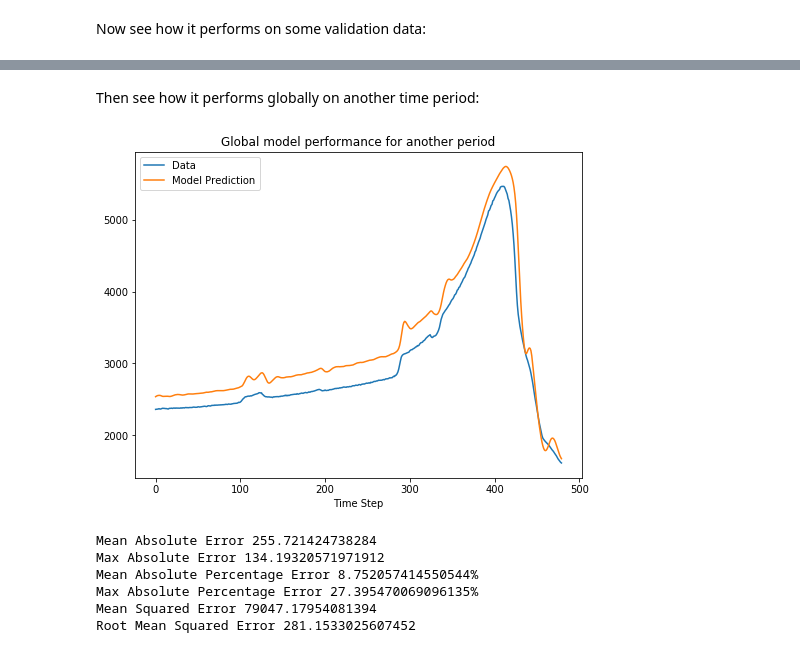
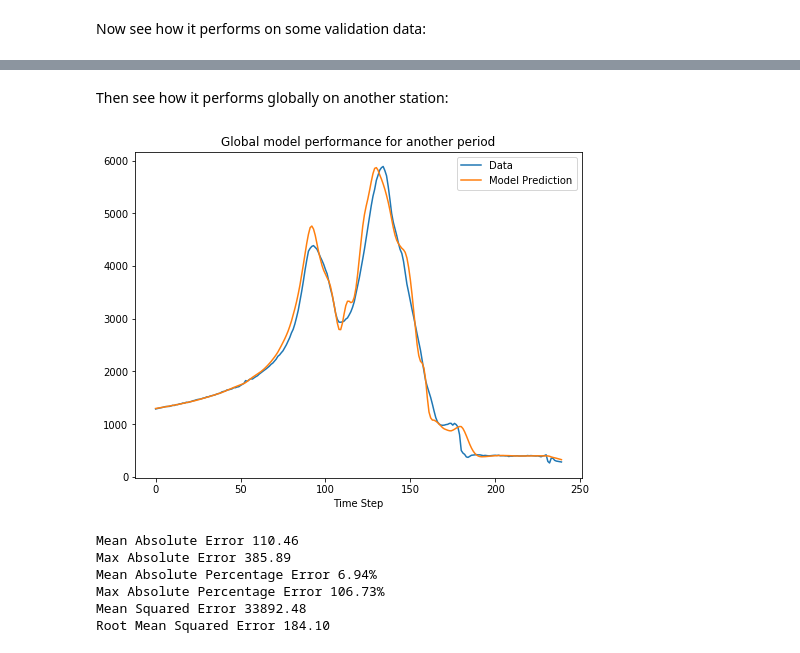
Before and after one commit to kalisio/water-level-forecasting, a Jupyter notebook: hubeau_univariate.ipynb, the cells around one changed output, grey strips where cells are left out. Drawn from its saved outputs; the diff is of its cells as text; code cells hidden in the pictures.

```diff
--- a/hubeau_univariate.ipynb
+++ b/hubeau_univariate.ipynb
@@ -238,0 +274,4 @@ Epoch 10/10
+# %%
+for x, y in validate.take(3):
+  show_single_plot(x[0].numpy(), y[0].numpy(),
+                   future, model.predict(x)[0], 'Simple LSTM model', mean, std)
@@ -239,6 +375,2 @@ Epoch 10/10
 # %% [markdown]
 Now see how it performs on some validation data:
-# %%
-for x, y in validate.take(3):
-  show_single_plot([x[0].numpy(), y[0].numpy(),
-                   model.predict(x)[0]], future, 'Simple LSTM model', mean, std)
@@ -251,17 +376,0 @@ Then see how it performs globally on the flood period:
-# %%
-def predict_single(data, model, start, end):
-    ground_truth = []
-    prediction = []
-    for i in range(start, end):
-        ground_truth.append(data.values[i])
-        x = []
-        x.append(normalize(data.values[i-history-future:i-future], mean, std))
-        x = np.array(x)
-        x = np.reshape(x, (x.shape[0], x.shape[1], 1))
-        prediction.append(denormalize(model.predict(x)[0][0], mean, std))
-    return ground_truth, prediction
-
-flood_start = 12 * 24 * perHour # 12 days after start period
-flood_end = 17 * 24 * perHour # 17 days after start period
-ground_truth, prediction = predict_single(data, model, flood_start, flood_end)
-show_prediction(ground_truth, prediction, 'Global model performance in flood period')
@@ -377,21 +412,21 @@ Root Mean Squared Error 201.4537509217875
 # %% [markdown]
-Then see how it performs globally on another time period:
+Then see how it performs globally on another station:
 # %%
-# Data for validation at another period
-validation_raw = pd.read_csv("validation_data/hubeau_site_Y0674060_2020-04-15_30d_30m_L'Agly.csv", delimiter=';')
-validation_data = validation_raw['resultat_obs']
-validation_data.index = validation_raw['date_obs']
-validation_data.head()
+# Data for testing at another but near station
+test_raw = pd.read_csv("data/hubeau_site_Y1232010_30d_30m_L'Aude.csv", delimiter=';')
+test_data = test_raw['resultat_obs']
+test_data.index = test_raw['date_obs']
+test_data.head()
 
-flood_start = 15 * 24 * perHour # 15 days after start period
-flood_end = 25 * 24 * perHour # 25 days after start period
-ground_truth, prediction = predict_multiple(validation_data, model, flood_start, flood_end)
+flood_start = 12 * 24 * perHour # 12 days after start period
+flood_end = 17 * 24 * perHour # 17 days after start period
+ground_truth, prediction = predict_multiple(test_data, model, flood_start, flood_end)
 show_prediction(ground_truth, prediction, 'Global model performance for another period')
 # %% [output]
-[figure, old version]
+[figure, new version]
-Mean Absolute Error 255.721424738284
-Max Absolute Error 134.19320571971912
-Mean Absolute Percentage Error 8.752057414550544%
-Max Absolute Percentage Error 27.395470069096135%
-Mean Squared Error 79047.17954081394
-Root Mean Squared Error 281.1533025607452
+Mean Absolute Error 110.46
+Max Absolute Error 385.89
+Mean Absolute Percentage Error 6.94%
+Max Absolute Percentage Error 106.73%
+Mean Squared Error 33892.48
+Root Mean Squared Error 184.10
```
Also changed, not shown: parts of 27 cells of this notebook.
